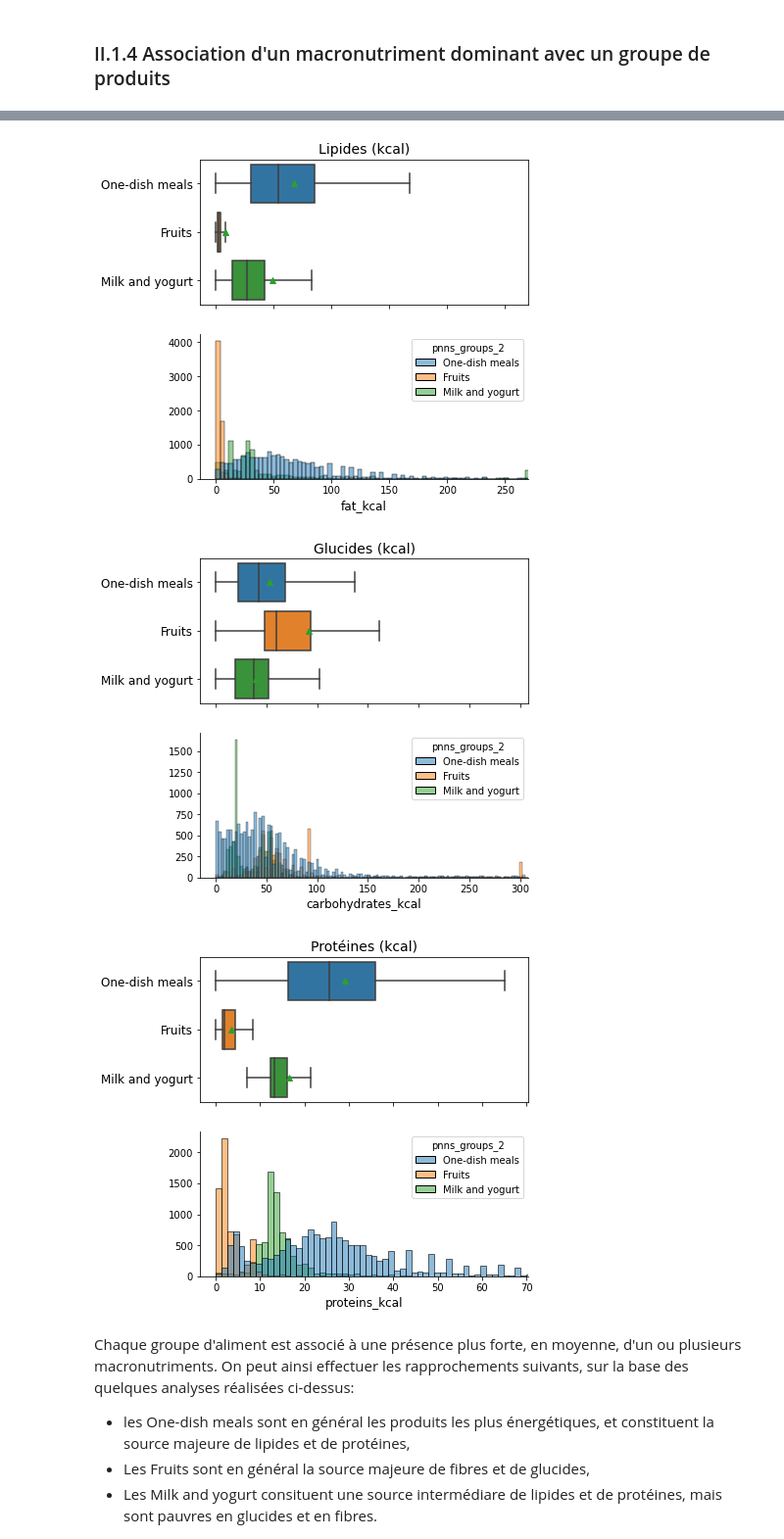
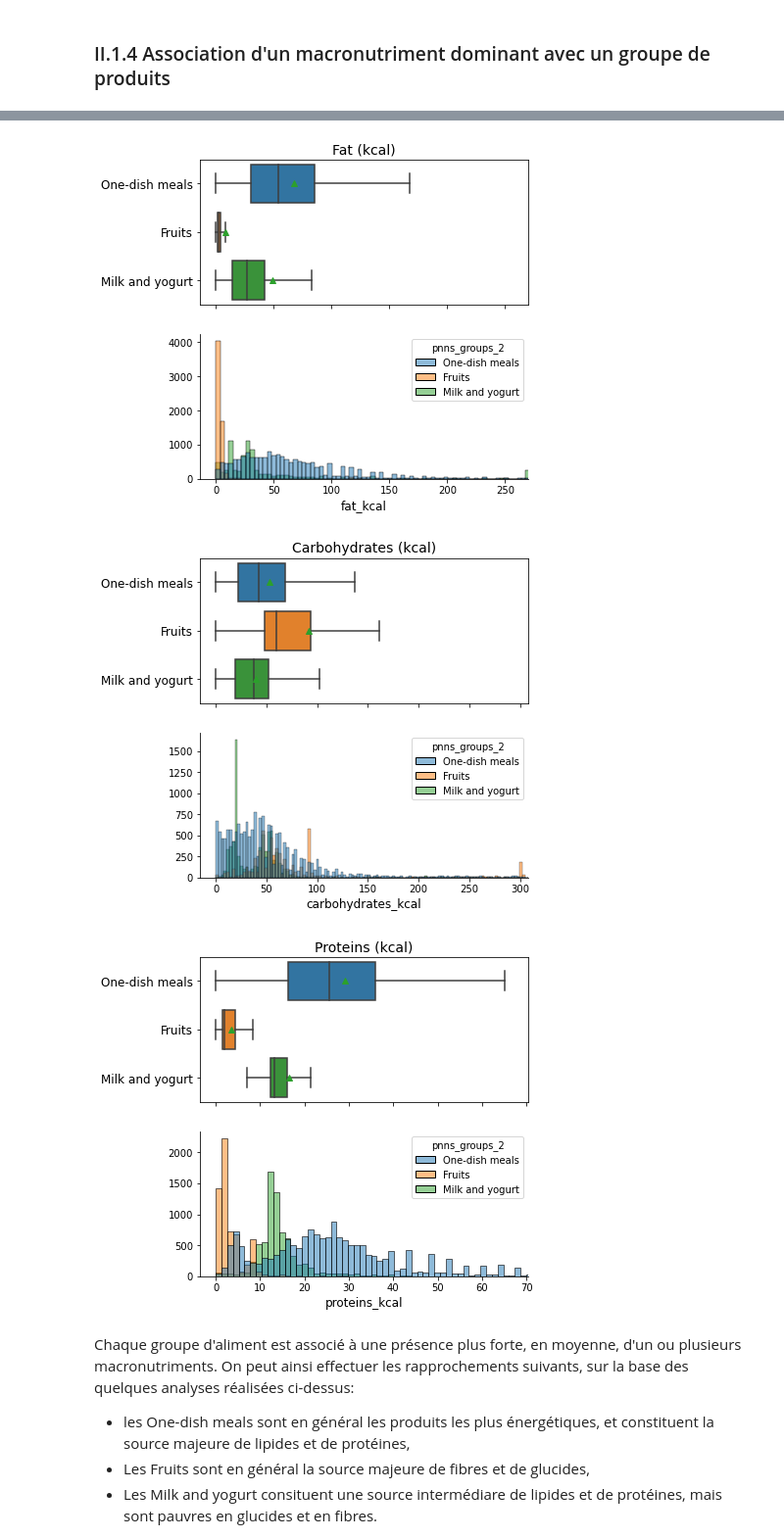
Before and after one commit to OlivierLegrand/P7, a Jupyter notebook: P3/PSanté_notebookpresentation.ipynb, the cells around one changed output, grey strips where cells are left out. Shown at 98% size. Cells and saved outputs as stored; diff of their text form; code cells hidden in the pictures.

```diff
--- a/P3/PSanté_notebookpresentation.ipynb
+++ b/P3/PSanté_notebookpresentation.ipynb
@@ -777,26 +784,33 @@ gen = df1[["fat_kcal", "carbohydrates_kcal", "proteins_kcal"]].mean()
 # Représentation sous forme de pie chart
 labels = ["fat", "carbohydrates","proteins"]
 
+# placement des titres
+pad=15
+
+# Taille de la police
+fs = 12
+
+
 fig1, ((ax1, ax2), (ax3, ax4)) = plt.subplots(nrows=2, ncols=2, figsize=(10, 10))
 ax1.pie(gr.loc["Fruits"], labels = gr.columns, autopct='%1.1f%%',
 shadow=True, startangle=90)
 ax1.axis('equal')  # Equal aspect ratio ensures that pie is drawn as a circle.
-ax1.set_title("Fruits", pad=20, fontsize=14)
+ax1.set_title("Fruits", pad=pad, fontsize=fs)
 
 ax2.pie(gr.loc["Milk and yogurt"], labels = gr.columns, autopct='%1.1f%%',
 shadow=True, startangle=90)
 ax2.axis('equal')  # Equal aspect ratio ensures that pie is drawn as a circle.
-ax2.set_title("Milk and yogurt", pad=20, fontsize=14)
+ax2.set_title("Milk and yogurt", pad=pad, fontsize=fs)
 
 ax3.pie(gr.loc["One-dish meals"], labels = gr.columns, autopct='%1.1f%%',
 shadow=True, startangle=90)
 ax3.axis('equal')  # Equal aspect ratio ensures that pie is drawn as a circle.
-ax3.set_title("One-dish meals", pad=20, fontsize=14)
+ax3.set_title("One-dish meals", pad=pad, fontsize=fs)
 
 ax4.pie(gen, labels=labels, autopct='%1.1f%%',
 shadow=True, startangle=90)
 ax4.axis('equal')  # Equal aspect ratio ensures that pie is drawn as a circle.
-ax4.set_title("Contenu moyen", pad=20, fontsize=14)
+ax4.set_title("Average content", pad=pad, fontsize=fs)
 
 
 plt.tight_layout(pad=1.5)
@@ -829,10 +843,10 @@ Le contenu moyen est très proche des valeurs recommandées, mais on peut déjà
 ### II.1.4 Association d'un macronutriment dominant avec un groupe de produits
 # %%
 nutricols = ["energy_kcal", "fat_kcal", "carbohydrates_kcal", "proteins_kcal"]
-titles = {"energy_kcal": "Energie totale (kcal)",
-          "fat_kcal": "Lipides (kcal)",
-          "carbohydrates_kcal": "Glucides (kcal)",
-          "proteins_kcal": "Protéines (kcal)"
+titles = {"energy_kcal": "Total energy (kcal)",
+          "fat_kcal": "Fat (kcal)",
+          "carbohydrates_kcal": "Carbohydrates (kcal)",
+          "proteins_kcal": "Proteins (kcal)"
          }
 
 for c in nutricols:
@@ -871,6 +885,6 @@ for c in nutricols:
-[figure, old version]
+[figure, new version]
-[figure, old version]
+[figure, new version]
-[figure, old version]
+[figure, new version]
 # %% [markdown]
 Chaque groupe d'aliment est associé à une présence plus forte, en moyenne, d'un ou plusieurs macronutriments. On peut ainsi effectuer les rapprochements suivants, sur la base des quelques analyses réalisées ci-dessus:
 - les One-dish meals sont en général les produits les plus énergétiques, et constituent la source majeure de lipides et de protéines,
```
Also changed, not shown: parts of 63 cells of this notebook.
